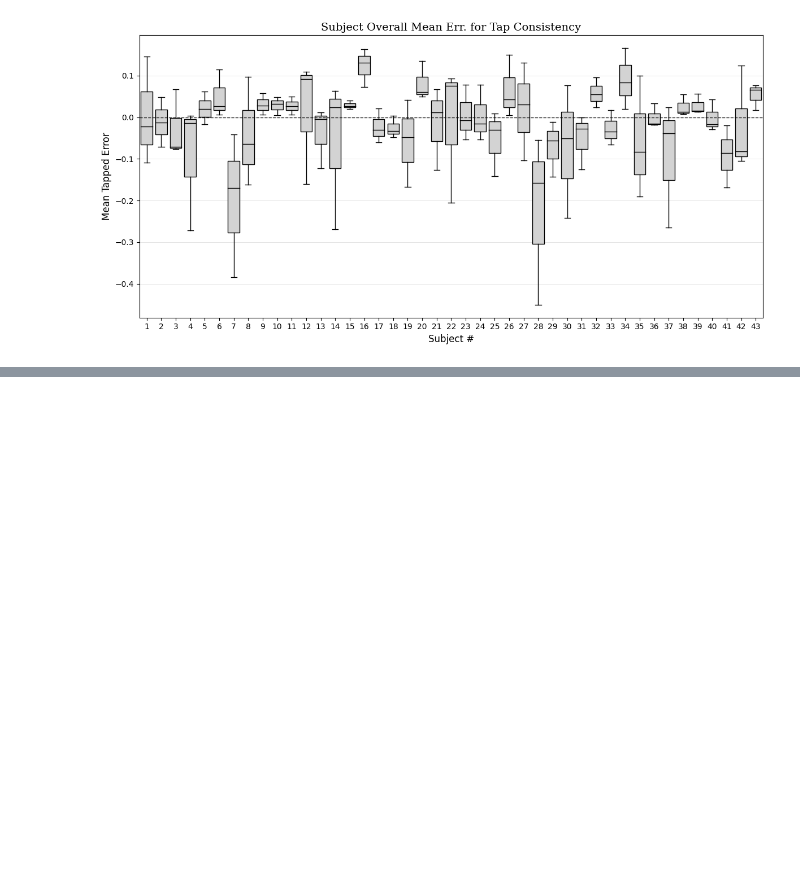
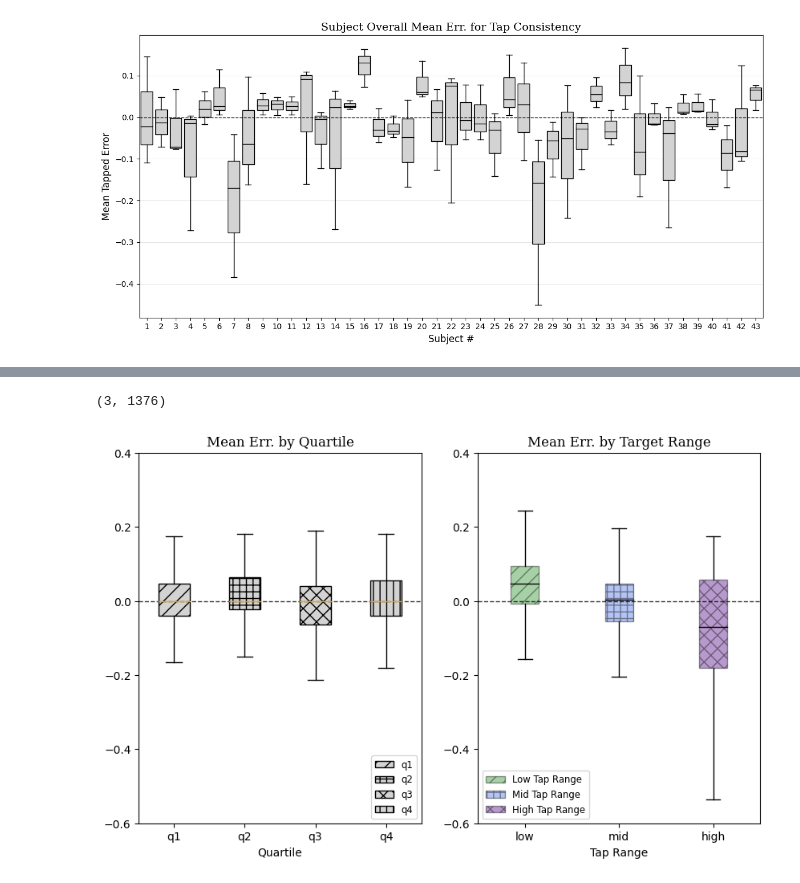
Before and after one commit to peter-clark/investigating-human-tapping-behavior-polyphonic-rhythms, a Jupyter notebook: 5-Tapping_Force-Consistency_and_Precision.ipynb, the cells around one changed output, grey strips where cells are left out. Drawn from its saved outputs; the diff is of its cells as text; code cells hidden in the pictures; blank space fills up the shorter version.

```diff
--- a/5-Tapping_Force-Consistency_and_Precision.ipynb
+++ b/5-Tapping_Force-Consistency_and_Precision.ipynb
@@ -420,0 +461,62 @@ q4
+# %%
+## Plot quartiles and tests boxplots ##
+fig,(ax,ax1) = plt.subplots(1,2, figsize=(10,6))
+
+quarts = np.array([quartiles_in_order_q1,quartiles_in_order_q2,quartiles_in_order_q3,quartiles_in_order_q4])
+xt = [0,1,2,3]
+xtl=q_names
+
+mpl.rcParams['hatch.linewidth'] = 1
+hatches = ['//', '++', 'xx', '||']
+
+#ax.grid(color='lightgray',  linestyle='-', linewidth=0.6, alpha=0.7, axis='y')
+
+qt = ax.boxplot(quarts.T, patch_artist=True, showfliers=False,\
+            boxprops=dict(facecolor="lightgrey", color="black"),\
+            whiskerprops=dict(color="black", linestyle='-'),\
+            capprops=dict(color="black", linestyle='-'),\
+            medianprops=dict(color="orange", linestyle='-'))
+
+mpl.rcParams['hatch.color'] = 'grey'
+for i, box in enumerate(qt['boxes']):
+    box.set(hatch=hatches[i])
+ax.set_xticklabels(xtl)
+ax.set(ylim=[-0.6,0.4])
+ax.axhline(y=0.0,color='black', alpha=0.8, linestyle='--', linewidth=1)
+ax.legend([qt['boxes'][0],qt['boxes'][1],qt['boxes'][2],qt['boxes'][3]],(q_names), loc='lower right', fontsize="small")
+
+ax.set_title(f"Mean Err. by Quartile", fontsize=12, fontfamily='serif',fontweight='book')
+ax.set_xlabel("Quartile", fontsize=10, fontfamily='sans-serif')
+
+
+_tests = np.array([_tap_by_test[0][:].ravel(), _tap_by_test[2][:].ravel(), _tap_by_test[1][:].ravel()])
+#_tests = tests_in_order[32*43:]
+print(_tests.shape)
+xt = [1,2,3]
+xtl=['low','mid','high']
+hatches = ['//', '++', 'xx', '||']
+tt = ax1.boxplot(_tests.T, patch_artist=True, showfliers=False,\
+            boxprops=dict(edgecolor="black"),\
+            whiskerprops=dict(color="black", linestyle='-'),\
+            capprops=dict(color="black", linestyle='-'),\
+            medianprops=dict(color="black", linestyle='-'))
+
+for i, box in enumerate(tt['boxes']):
+    box.set(facecolor=colors_dark[i], alpha=0.4)
+    mpl.rcParams['hatch.linewidth'] = 1
+    mpl.rcParams['hatch.color'] = 'black'
+    box.set(hatch=hatches[i])
+
+ax1.set_xticks(xt)
+ax1.set_xticklabels(xtl)
+ax1.axhline(y=0.0,color='black', alpha=0.8, linestyle='--', linewidth=1)
+ax1.set(ylim=[-0.6,0.4])
+ax1.set_title(f"Mean Err. by Target Range", fontsize=12, fontfamily='serif',fontweight='book')
+ax1.set_xlabel("Tap Range", fontsize=10, fontfamily='sans-serif')
+ax1.legend([tt['boxes'][0],tt['boxes'][1],tt['boxes'][2]],("Low Tap Range","Mid Tap Range","High Tap Range"), loc='lower left', fontsize="small")
+
+
+plt.show()
+# %% [output]
+(3, 1376)
+[figure, added]
```
Also changed, not shown: parts of 6 cells of this notebook.
